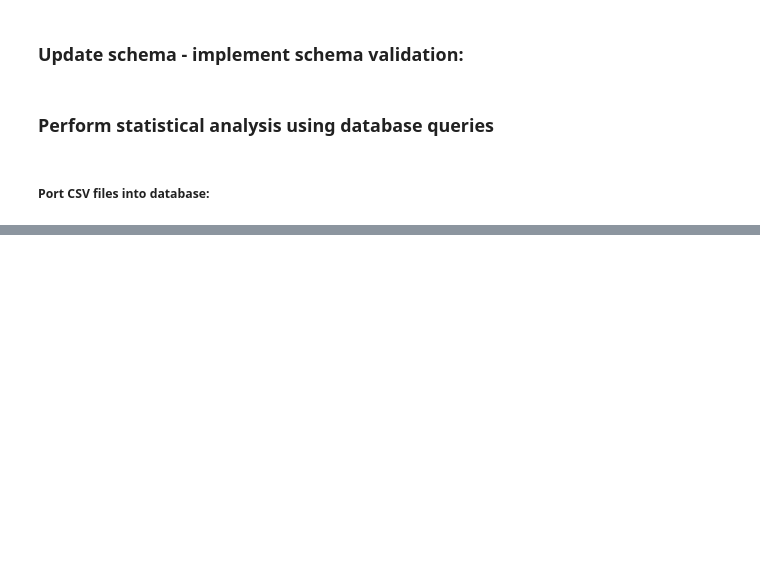
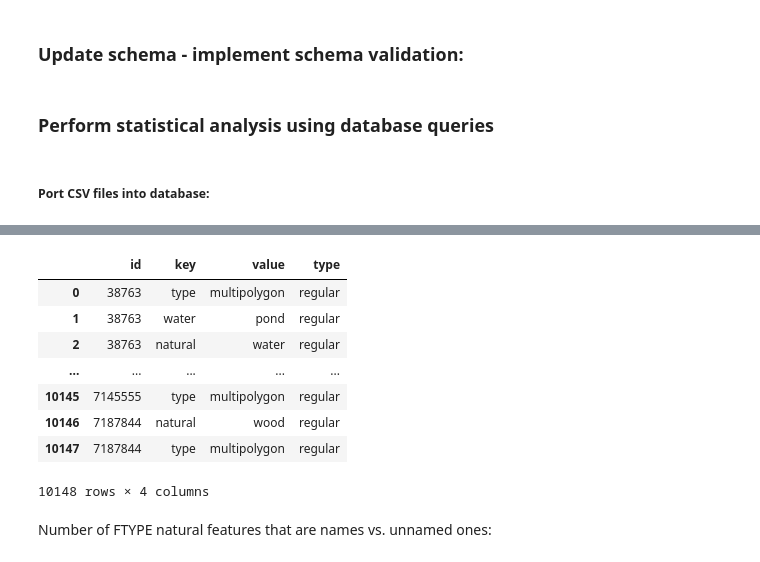
Before and after one commit to hichana/udacity, a Jupyter notebook: P3/PROJECT/p3_openstreetmaps_project.ipynb, the cells around one changed output, grey strips where cells are left out. Cells and saved outputs as stored; diff of their text form; code cells hidden in the pictures; blank space fills up the shorter version.

```diff
--- a/P3/PROJECT/p3_openstreetmaps_project.ipynb
+++ b/P3/PROJECT/p3_openstreetmaps_project.ipynb
@@ -276,0 +433,19 @@ conn.close()
+# %%
+# relations
+query = """
+SELECT * FROM relations_tags
+"""
+
+df_query(query)
+# %% [output]
+|  | id | key | value | type |
+| 0 | 38763 | type | multipolygon | regular |
+| 1 | 38763 | water | pond | regular |
+| 2 | 38763 | natural | water | regular |
+| ... | ... | ... | ... | ... |
+| 10145 | 7145555 | type | multipolygon | regular |
+| 10146 | 7187844 | natural | wood | regular |
+| 10147 | 7187844 | type | multipolygon | regular |
+10148 rows × 4 columns
+# %% [markdown]
+Number of FTYPE natural features that are names vs. unnamed ones:
```
Also changed, not shown: parts of 21 cells of this notebook, 1 other file.
